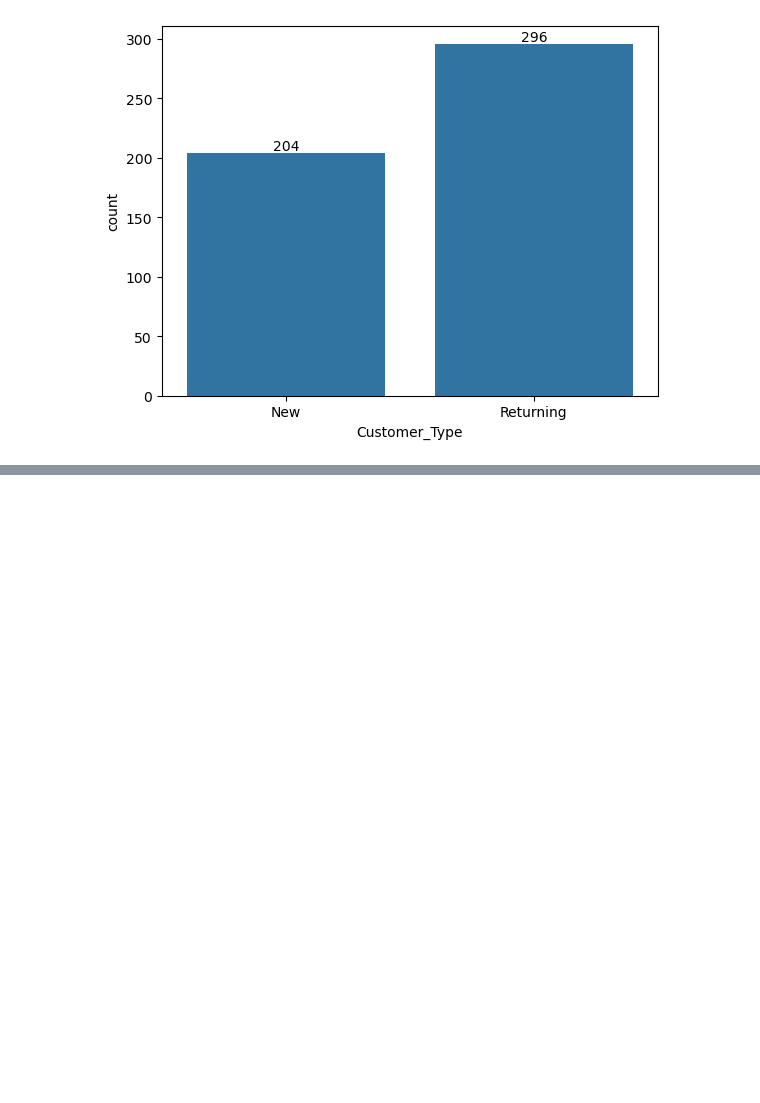
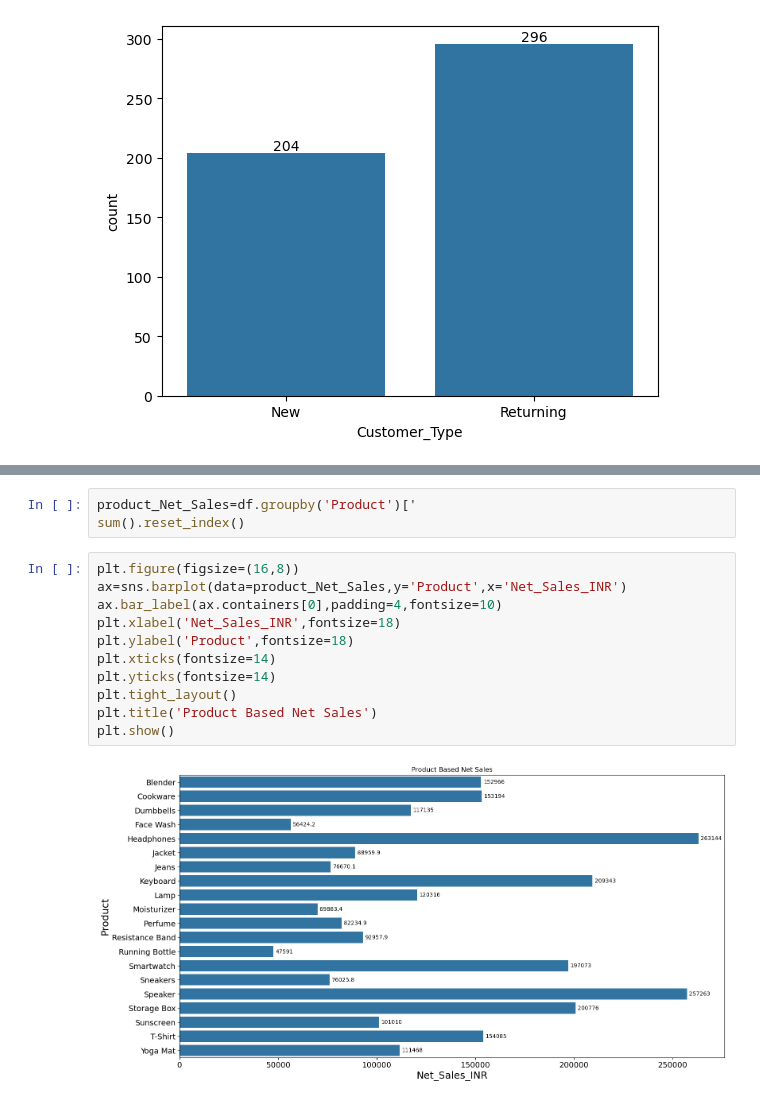
Before and after one commit to mohdrahidkhan/Data-Visualization-Practice, a Jupyter notebook: Seaborn.ipynb, the cells around one changed output, grey strips where cells are left out. Cells and saved outputs as stored; diff of their text form; blank space fills up the shorter version.

```diff
--- a/Seaborn.ipynb
+++ b/Seaborn.ipynb
@@ -57,0 +175,16 @@ plt.show()
+# %%
+product_Net_Sales=df.groupby('Product')['
+sum().reset_index()
+# %%
+plt.figure(figsize=(16,8))
+ax=sns.barplot(data=product_Net_Sales,y='Product',x='Net_Sales_INR')
+ax.bar_label(ax.containers[0],padding=4,fontsize=10)
+plt.xlabel('Net_Sales_INR',fontsize=18)
+plt.ylabel('Product',fontsize=18)
+plt.xticks(fontsize=14)
+plt.yticks(fontsize=14)
+plt.tight_layout()
+plt.title('Product Based Net Sales')
+plt.show()
+# %% [output]
+[figure, added]
```
Also changed, not shown: parts of 11 cells of this notebook.
